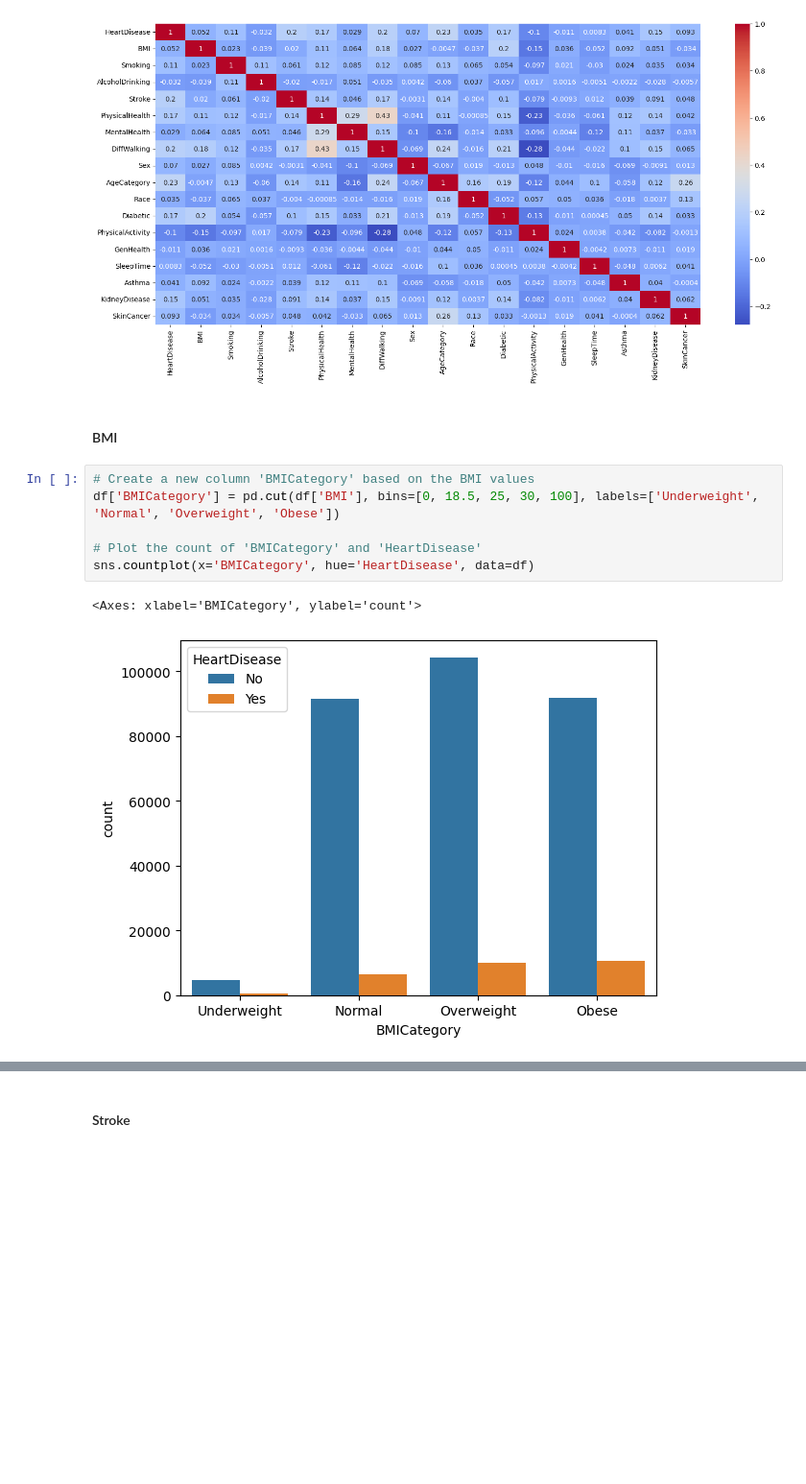
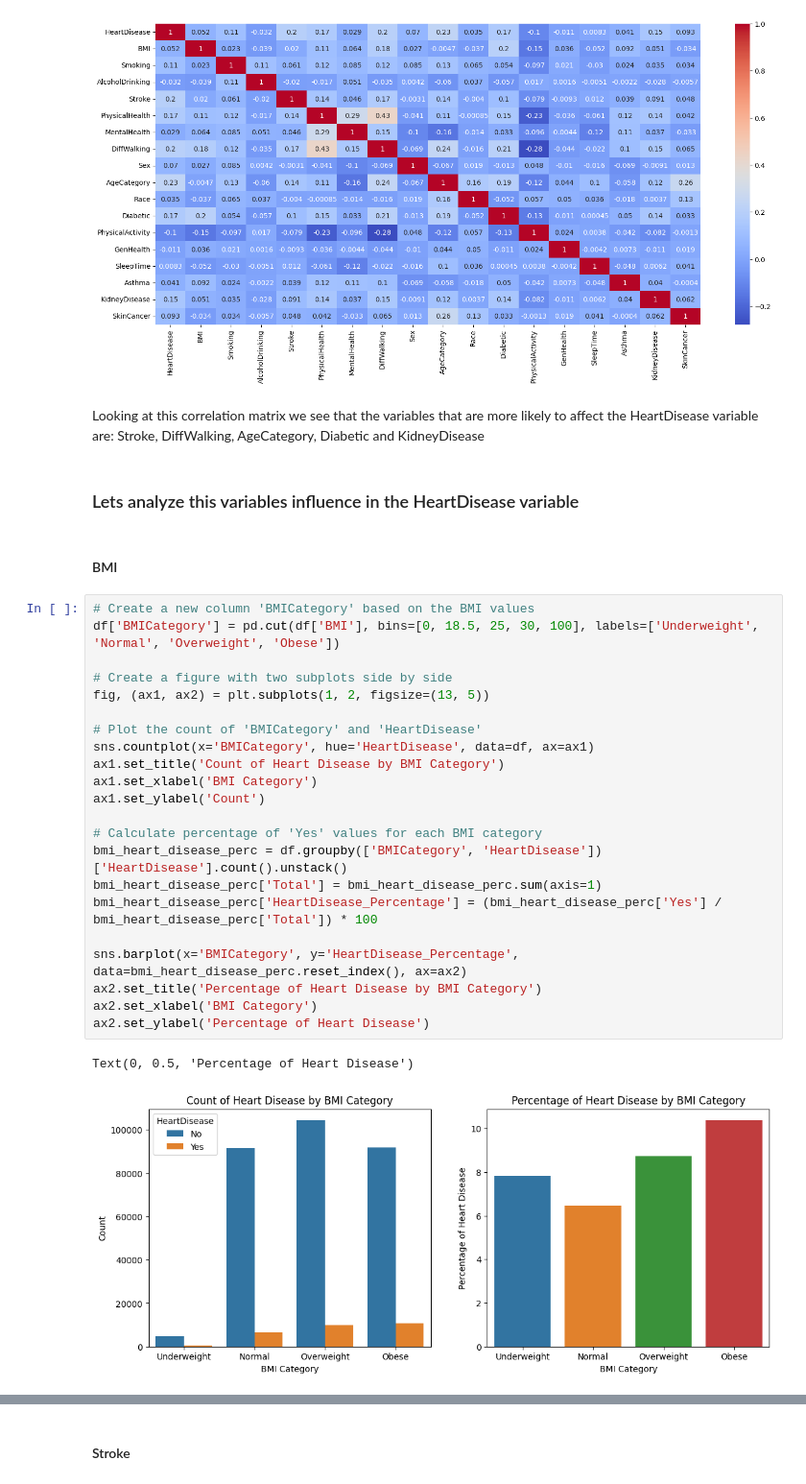
Before and after one commit to th0rz05/feup-ia-heart-disease, a Jupyter notebook: proj/Project.ipynb, the cells around one changed output, grey strips where cells are left out. Shown: that part at 96% size. Saved outputs shown, nothing was run; the diff lists cells and outputs as text; blank space fills up the shorter version.

Commit message:
Added data visualization and analysis

```diff
--- a/proj/Project.ipynb
+++ b/proj/Project.ipynb
@@ -102,14 +111,34 @@ sns.heatmap(data=new_df.corr(),annot=True,cmap='coolwarm')
 # %% [output]
 <Axes: >
 [figure]
+# %% [markdown]
+Looking at this correlation matrix we see that the variables that are more likely to affect the HeartDisease variable are: Stroke, DiffWalking, AgeCategory, Diabetic and KidneyDisease
+# %% [markdown]
+### Lets analyze this variables influence in the HeartDisease variable
 # %% [markdown]
 #### BMI
 # %%
 # Create a new column 'BMICategory' based on the BMI values
 df['BMICategory'] = pd.cut(df['BMI'], bins=[0, 18.5, 25, 30, 100], labels=['Underweight', 'Normal', 'Overweight', 'Obese'])
 
+# Create a figure with two subplots side by side
+fig, (ax1, ax2) = plt.subplots(1, 2, figsize=(13, 5))
+
 # Plot the count of 'BMICategory' and 'HeartDisease'
-sns.countplot(x='BMICategory', hue='HeartDisease', data=df)
+sns.countplot(x='BMICategory', hue='HeartDisease', data=df, ax=ax1)
+ax1.set_title('Count of Heart Disease by BMI Category')
+ax1.set_xlabel('BMI Category')
+ax1.set_ylabel('Count')
+
+# Calculate percentage of 'Yes' values for each BMI category
+bmi_heart_disease_perc = df.groupby(['BMICategory', 'HeartDisease'])['HeartDisease'].count().unstack()
+bmi_heart_disease_perc['Total'] = bmi_heart_disease_perc.sum(axis=1)
+bmi_heart_disease_perc['HeartDisease_Percentage'] = (bmi_heart_disease_perc['Yes'] / bmi_heart_disease_perc['Total']) * 100
+
+sns.barplot(x='BMICategory', y='HeartDisease_Percentage', data=bmi_heart_disease_perc.reset_index(), ax=ax2)
+ax2.set_title('Percentage of Heart Disease by BMI Category')
+ax2.set_xlabel('BMI Category')
+ax2.set_ylabel('Percentage of Heart Disease')
 # %% [output]
-<Axes: xlabel='BMICategory', ylabel='count'>
+Text(0, 0.5, 'Percentage of Heart Disease')
-[figure, old version]
+[figure, new version]
```
Also changed, not shown: parts of 29 cells of this notebook.
